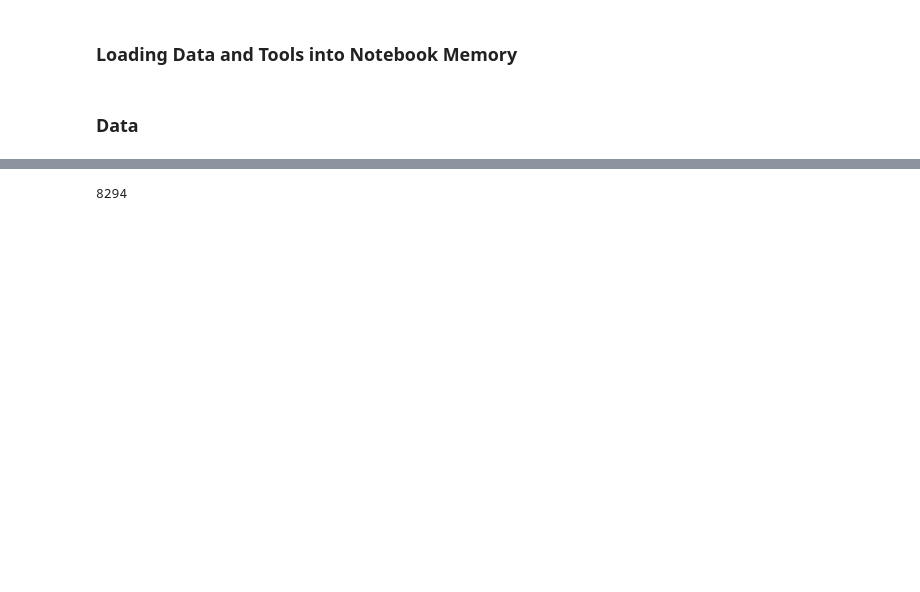
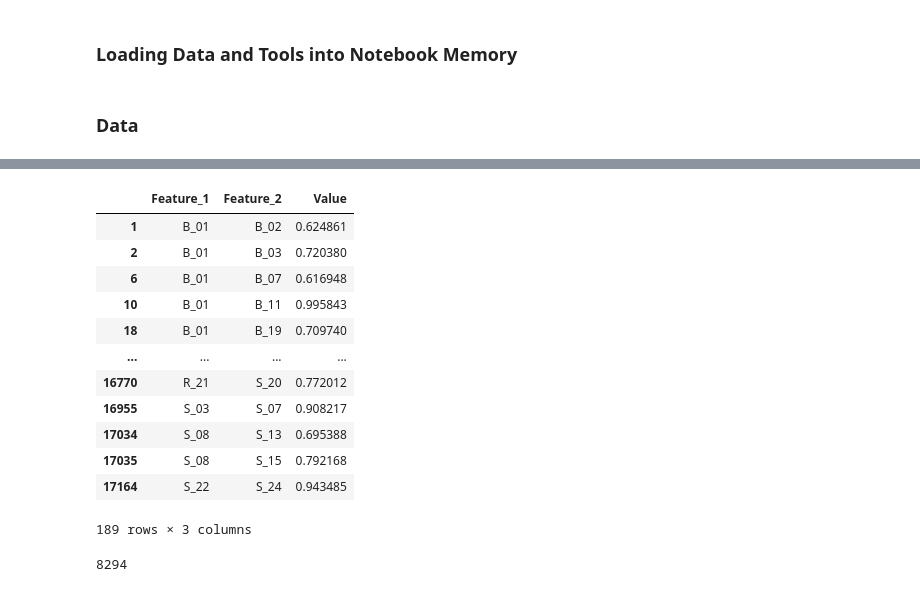
Before and after one commit to Sombrero7/sods-project-1, a Jupyter notebook: notebook.ipynb, the cells around one changed output, grey strips where cells are left out. Cells and saved outputs as stored; diff of their text form; code cells hidden in the pictures; blank space fills up the shorter version.

```diff
--- a/notebook.ipynb
+++ b/notebook.ipynb
@@ -76,3 +149,29 @@ df.shape
+# %%
+# create correlation matrix for inspection of
+# correlations across various features
+corr_matrix = df.corr().abs()
+corr_matrix = corr_matrix.where(np.triu(np.ones(corr_matrix.shape)).astype(bool))
+corr_matrix = corr_matrix.stack().reset_index()
+corr_matrix.columns = ['Feature_1','Feature_2','Value']
+# %%
+# inspect correlation matrix values where
+# there is a high degree of correlation between values
+corr_matrix[(corr_matrix["Value"] >= .6) &
+            (corr_matrix["Value"] < 1)]
+# %% [output]
+|  | Feature_1 | Feature_2 | Value |
+| 1 | B_01 | B_02 | 0.624861 |
+| 2 | B_01 | B_03 | 0.720380 |
+| 6 | B_01 | B_07 | 0.616948 |
+| 10 | B_01 | B_11 | 0.995843 |
+| 18 | B_01 | B_19 | 0.709740 |
+| ... | ... | ... | ... |
+| 16770 | R_21 | S_20 | 0.772012 |
+| 16955 | S_03 | S_07 | 0.908217 |
+| 17034 | S_08 | S_13 | 0.695388 |
+| 17035 | S_08 | S_15 | 0.792168 |
+| 17164 | S_22 | S_24 | 0.943485 |
+189 rows × 3 columns
 # %%
 # check number of unique customers in dataset
 df["customer_ID"].nunique()
```
Also changed, not shown: parts of 51 cells of this notebook.
